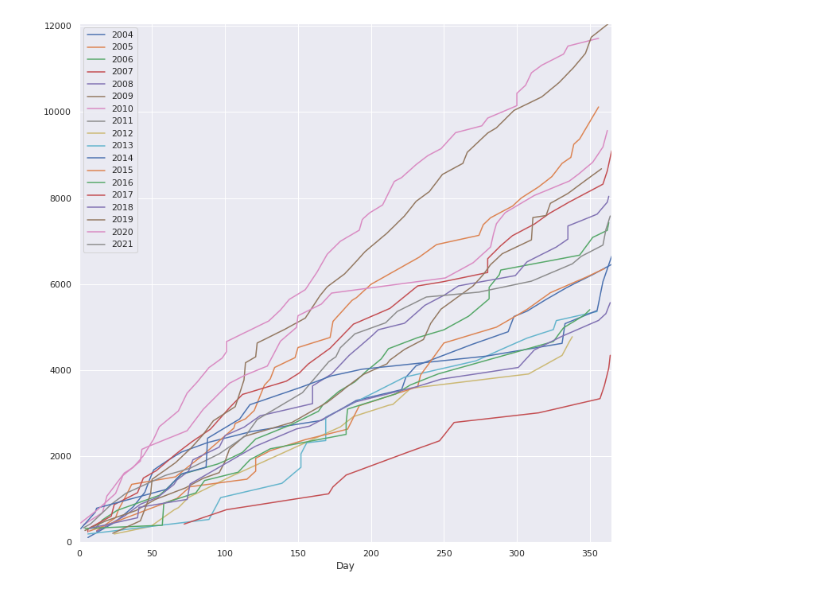
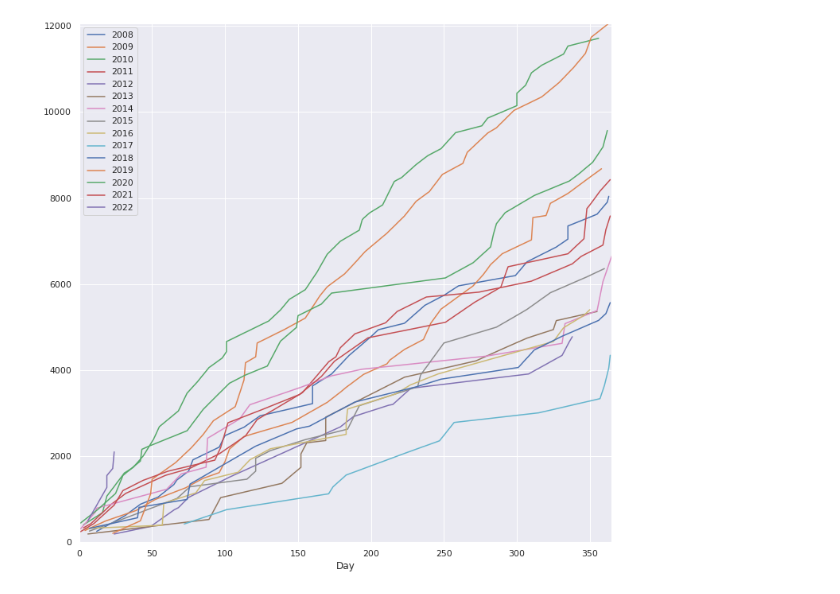
Before and after one commit to DrSkippy/php_books_database, a Jupyter notebook: tools/book_reports.ipynb, the cells around one changed output. Saved outputs shown, nothing was run; the diff lists cells and outputs as text; code cells hidden in the pictures.

```diff
--- a/tools/book_reports.ipynb
+++ b/tools/book_reports.ipynb
@@ -80,4 +85,4 @@ yearly_comparisons(df, int(target_year))
 # %%
-running_total_comparison(bt.get_running_year_dataframe(), window=18)
+running_total_comparison(bt.get_running_year_dataframe(), window=15)
 # %% [output]
-[figure, old version]
+[figure, new version]
```
Also changed, not shown: parts of 7 cells of this notebook, 3 other files.
